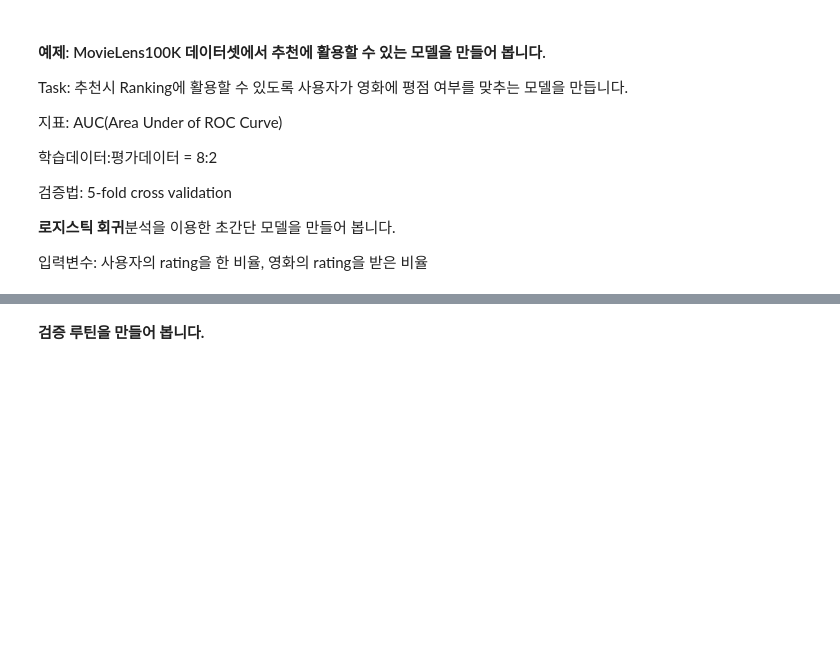
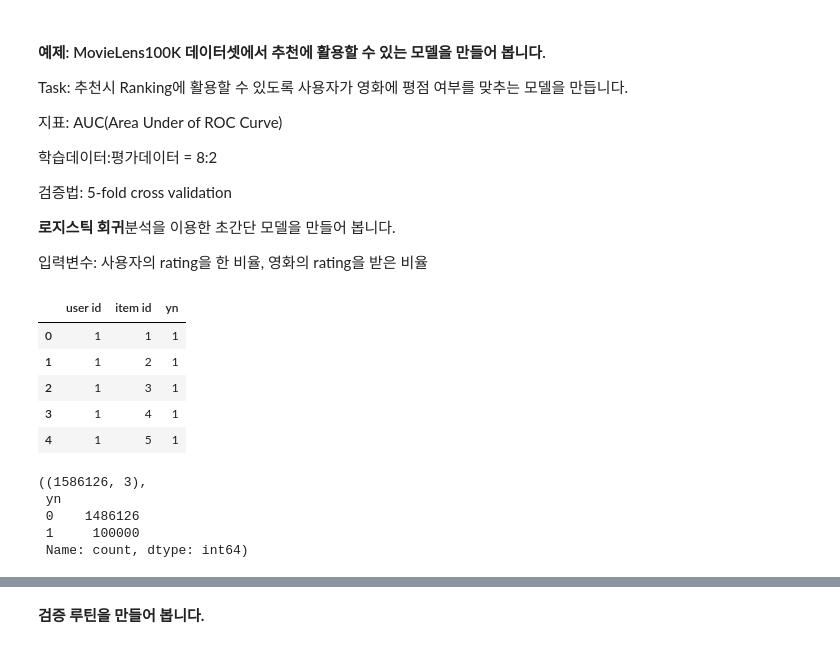
Before and after one commit to sunkusun9/rcmd_2509, a Jupyter notebook: 4.머신 러닝 개론.ipynb, the cells around one changed output, grey strips where cells are left out. Cells and saved outputs as stored; diff of their text form; code cells hidden in the pictures; blank space fills up the shorter version.

```diff
--- a/4.머신 러닝 개론.ipynb
+++ b/4.머신 러닝 개론.ipynb
@@ -1248,10 +1258,26 @@ Task: 추천시 Ranking에 활용할 수 있도록 사용자가 영화에 평점
 # %%
 # 1. user id와 item id를 cross tab을 하여 사용자별 평가 내역이 있으면 1, 없으면 0인 DataFrame을 만듭니다.
 # 2. 이를 stack 하여 user id별 item id에 대한 시청 유무를 나타내는 데이터프레임으로 변환합니다.
-df_ratings_yn = #TODO-with
+df_ratings_yn = pd.crosstab(
+    index = df_ratings['user id'],
+    columns = df_ratings['item id']
+).stack().rename('yn').reset_index()
 df_ratings_yn.head()
+# %% [output]
+|  | user id | item id | yn |
+| 0 | 1 | 1 | 1 |
+| 1 | 1 | 2 | 1 |
+| 2 | 1 | 3 | 1 |
+| 3 | 1 | 4 | 1 |
+| 4 | 1 | 5 | 1 |
 # %%
 df_ratings_yn.shape, df_ratings_yn['yn'].value_counts()
+# %% [output]
+((1586126, 3),
+ yn
+ 0    1486126
+ 1     100000
+ Name: count, dtype: int64)
 # %%
 # 학습셋 8, 평가셋 2의 비율로 나눕니다.
 df_train_yn, df_test_yn = train_test_split(df_ratings_yn, train_size=0.8, random_state=123)
```
Also changed, not shown: parts of 39 cells of this notebook.
